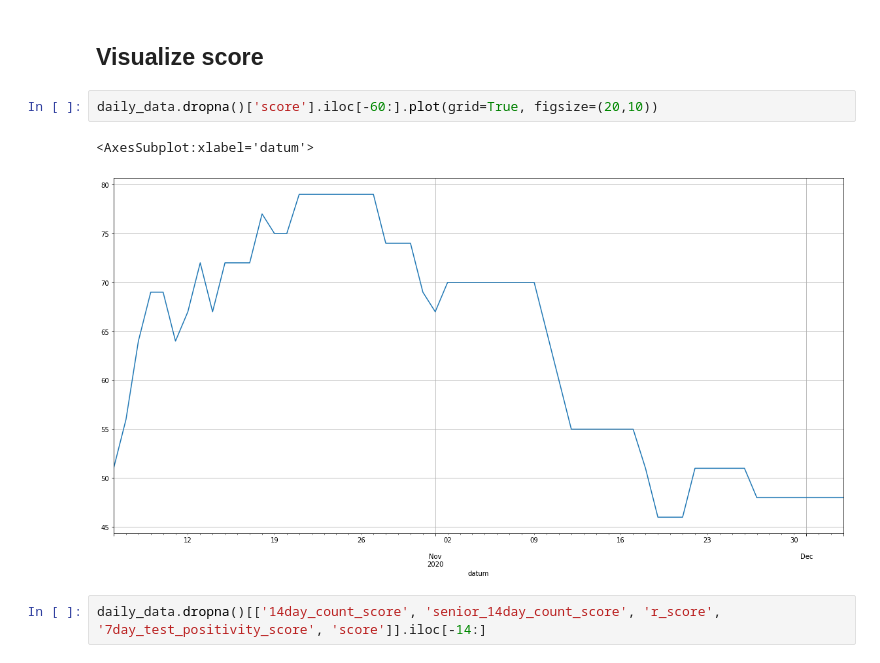
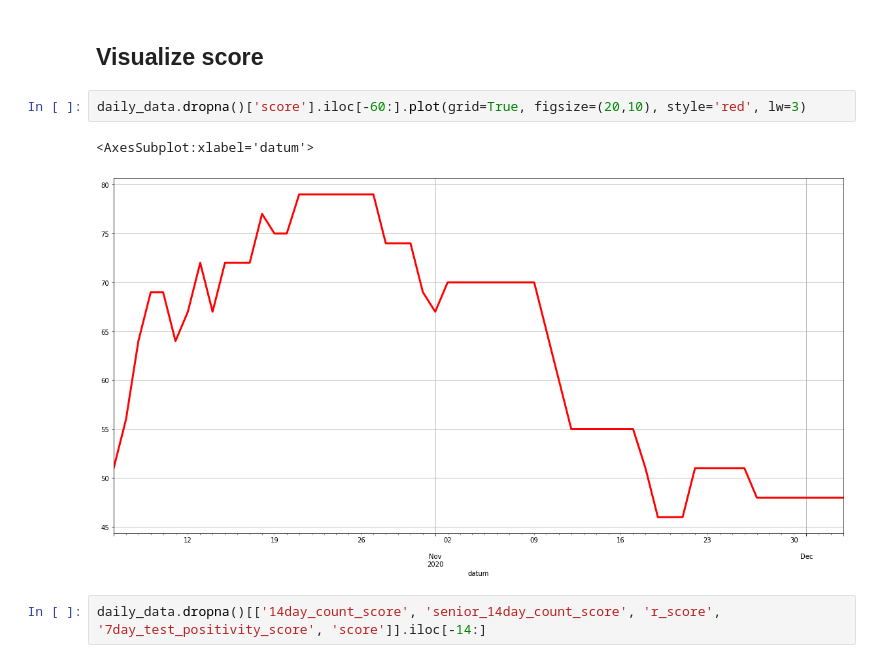
Before and after one commit to Jarec/covid_pes, a Jupyter notebook: pes.ipynb, the cells around one changed output. Saved outputs shown, nothing was run; the diff lists cells and outputs as text.

Commit message:
Plot style

```diff
--- a/pes.ipynb
+++ b/pes.ipynb
@@ -129,10 +129,10 @@ daily_data['score'] = np.where(daily_data['score'] > 100, 100, daily_data['score
 # %% [markdown]
 ## Visualize score
 # %%
-daily_data.dropna()['score'].iloc[-60:].plot(grid=True, figsize=(20,10))
+daily_data.dropna()['score'].iloc[-60:].plot(grid=True, figsize=(20,10), style='red', lw=3)
 # %% [output]
 <AxesSubplot:xlabel='datum'>
-[figure, old version]
+[figure, new version]
 # %%
 daily_data.dropna()[['14day_count_score', 'senior_14day_count_score', 'r_score', '7day_test_positivity_score', 'score']].iloc[-14:]
 # %% [output]
```
